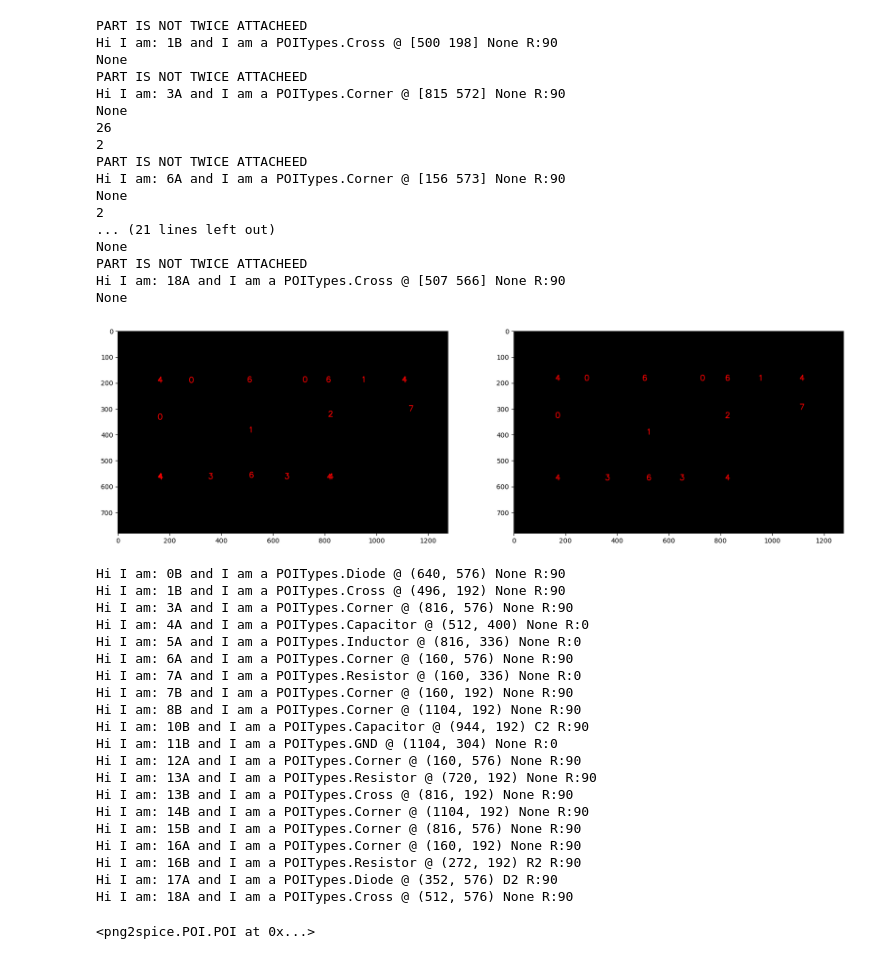
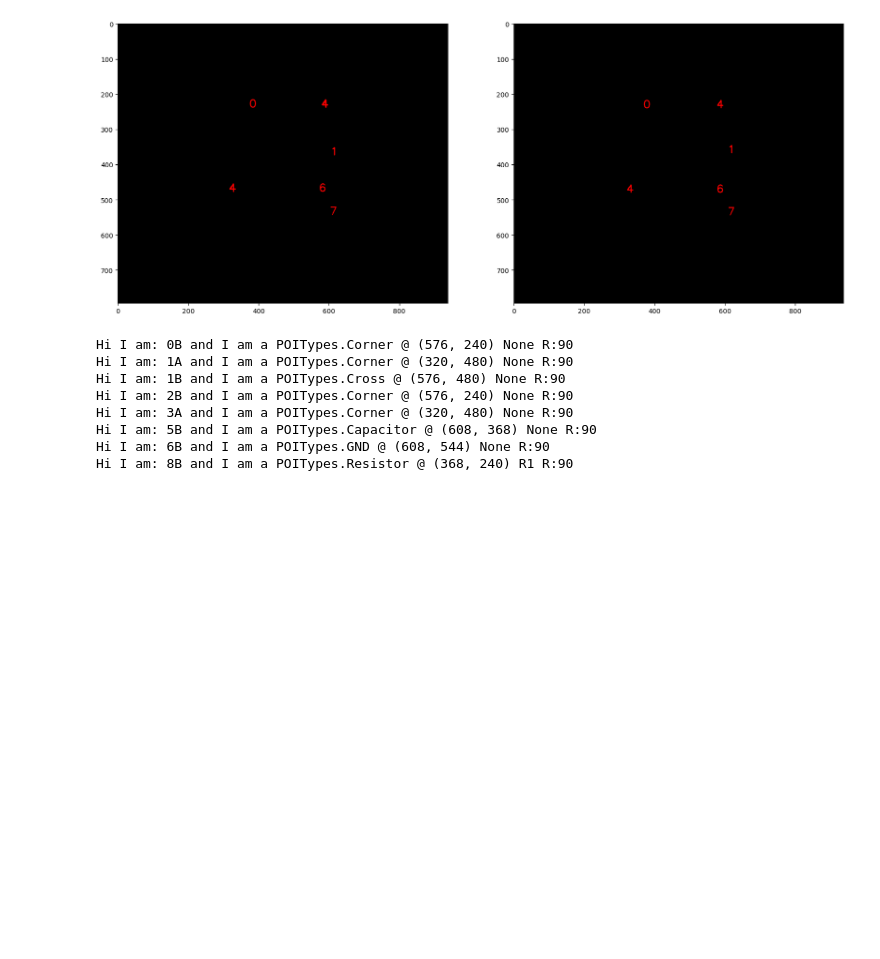
Before and after one commit to jake-is-ESD-protected/png2spice, a Jupyter notebook: PNG2Spice_rev_0_1.ipynb, the cells around one changed output. Saved outputs shown, nothing was run; the diff lists cells and outputs as text; code cells hidden in the pictures; blank space fills up the shorter version.

Commit message:
small parsing improvements and new test schematic

```diff
--- a/PNG2Spice_rev_0_1.ipynb
+++ b/PNG2Spice_rev_0_1.ipynb
@@ -18,7 +18,7 @@ from PIL import Image
 
 from png2spice import POI
 # %%
-schematicPath = './testSchematicsPNG/schematic4.JPG'
+schematicPath = './testSchematicsPNG/schematic6.JPG'
 assert os.path.exists(schematicPath)
 # %%
 subdirectory_path = "output/randomSubFolder"
@@ -179,27 +179,39 @@ for count, poi in enumerate(looseGraph):
 #print([poi.printInfo() for poi in looseGraph])
 #print(looseGraphLines)
 
-ComponentTerminalAVariance = 15
-ComponentTerminalBVariance = 110
+ComponentTerminalAVariance = 25
+ComponentTerminalBVariance = 125
 
 #LINK TERMINALS WITH A NEW ATTRIBUTE(terminalALine) TO LINES!
 for c, lG in enumerate(looseGraph):
    for count, line in enumerate(looseGraphLines):
       if(math.dist(lG.position, line[0:2]) < ComponentTerminalAVariance):
-         lG.terminalALine = line[2:4]
+         if(lG.terminalALine is None):
+            lG.terminalALine = line[2:4]
+         elif(lG.terminalBLine is None):
+            lG.terminalBLine = line[2:4]
       elif(math.dist(lG.position, line[2:4]) < ComponentTerminalAVariance):
-         lG.terminalALine = line[0:2]
+         if(lG.terminalALine is None):
+            lG.terminalALine = line[0:2]
+         elif(lG.terminalBLine is None):
+            lG.terminalBLine = line[0:2]
       elif(math.dist(lG.position, line[0:2]) < ComponentTerminalBVariance):
-         lG.terminalBLine = line[2:4]
+         if(lG.terminalBLine is None):
+            lG.terminalBLine = line[2:4]
+         elif(lG.terminalALine is None):
+            lG.terminalALine = line[2:4]
       elif((math.dist(lG.position, line[2:4]) < ComponentTerminalBVariance)):
-         lG.terminalBLine = line[0:2]
+         if(lG.terminalBLine is None):
+            lG.terminalBLine = line[0:2]
+         elif(lG.terminalALine is None):
+            lG.terminalALine = line[0:2]
 
 #LINK STUFF UP
 for c, lG in enumerate(looseGraph):
    for c2, lG2 in enumerate(looseGraph):
-      if(math.dist(lG2.position, lG.terminalALine) < ComponentTerminalAVariance):
+      if(lG.terminalALine is not None and lG.terminalA is None and (math.dist(lG2.position, lG.terminalALine) < ComponentTerminalAVariance)):
          lG.terminalA = lG2
-      elif(lG.terminalBLine is not None and (math.dist(lG2.position, lG.terminalBLine) < ComponentTerminalBVariance)):
+      elif(lG.terminalBLine is not None and lG.terminalB is None and (math.dist(lG2.position, lG.terminalBLine) < ComponentTerminalBVariance)):
          lG.terminalB = lG2
 
 #print([poi.terminalBLine for poi in looseGraph])
@@ -250,72 +262,42 @@ for count, poi in enumerate(looseGraph):
             if abs(poi.position[0] - poi2.position[0]) < margin[0]:
                poi2.position = (poi.position[0], poi2.position[1])
          elif poi.rotation == 90:
             # snap to same y-axis
             if abs(poi.position[1] - poi2.position[1]) < margin[1]:
                poi2.position = (poi2.position[0], poi.position[1])
          else:
             print("[GRID ALIGN WARN]: Rotation is higher than 90°")
       if(poi.type == POI.POITypes.Corner or poi.type == POI.POITypes.Junction):
          if abs(poi.position[0] - poi2.position[0]) < margin[0]:
             poi2.position = (poi.position[0], poi2.position[1])
          if abs(poi.position[1] - poi2.position[1]) < margin[1]:
             poi2.position = (poi2.position[0], poi.position[1])
 
 evalImage_snapped = np.zeros((schematicImage.shape+(tuple([3]))), np.uint8)
 for c, lG in enumerate(looseGraph):
    cv2.putText(evalImage_snapped,str(POI.POITypes.get_index(lG.type)), lG.position, font, fontScale,fontColor,thickness,lineType)
 
 fig, axs = plt.subplots(ncols=2, figsize=(20, 10))
 im1 = axs[0].imshow(evalImage)
 im2 = axs[1].imshow(evalImage_snapped)
 
 plt.show()
 
 [poi.printInfo() for poi in looseGraph]
 looseGraph[0].terminalA
 
 #[poi.printInfo() for poi in looseGraph]
 #looseGraph[0].terminalA
 # %% [output]
+[figure, new version]
-PART IS NOT TWICE ATTACHEED
-Hi I am: 1B and I am a POITypes.Cross @ [500 198] None R:90
-None
-PART IS NOT TWICE ATTACHEED
-Hi I am: 3A and I am a POITypes.Corner @ [815 572] None R:90
-None
-26
-2
-PART IS NOT TWICE ATTACHEED
-Hi I am: 6A and I am a POITypes.Corner @ [156 573] None R:90
-None
-2
-... (21 lines left out)
-None
-PART IS NOT TWICE ATTACHEED
-Hi I am: 18A and I am a POITypes.Cross @ [507 566] None R:90
-None
+Hi I am: 0B and I am a POITypes.Corner @ (576, 240) None R:90
+Hi I am: 1A and I am a POITypes.Corner @ (320, 480) None R:90
+Hi I am: 1B and I am a POITypes.Cross @ (576, 480) None R:90
+Hi I am: 2B and I am a POITypes.Corner @ (576, 240) None R:90
+Hi I am: 3A and I am a POITypes.Corner @ (320, 480) None R:90
+Hi I am: 5B and I am a POITypes.Capacitor @ (608, 368) None R:90
+Hi I am: 6B and I am a POITypes.GND @ (608, 544) None R:90
+Hi I am: 8B and I am a POITypes.Resistor @ (368, 240) R1 R:90
-[figure, old version]
-Hi I am: 0B and I am a POITypes.Diode @ (640, 576) None R:90
-Hi I am: 1B and I am a POITypes.Cross @ (496, 192) None R:90
-Hi I am: 3A and I am a POITypes.Corner @ (816, 576) None R:90
-Hi I am: 4A and I am a POITypes.Capacitor @ (512, 400) None R:0
-Hi I am: 5A and I am a POITypes.Inductor @ (816, 336) None R:0
-Hi I am: 6A and I am a POITypes.Corner @ (160, 576) None R:90
-Hi I am: 7A and I am a POITypes.Resistor @ (160, 336) None R:0
-Hi I am: 7B and I am a POITypes.Corner @ (160, 192) None R:90
-Hi I am: 8B and I am a POITypes.Corner @ (1104, 192) None R:90
-Hi I am: 10B and I am a POITypes.Capacitor @ (944, 192) C2 R:90
-Hi I am: 11B and I am a POITypes.GND @ (1104, 304) None R:0
-Hi I am: 12A and I am a POITypes.Corner @ (160, 576) None R:90
-Hi I am: 13A and I am a POITypes.Resistor @ (720, 192) None R:90
-Hi I am: 13B and I am a POITypes.Cross @ (816, 192) None R:90
-Hi I am: 14B and I am a POITypes.Corner @ (1104, 192) None R:90
-Hi I am: 15B and I am a POITypes.Corner @ (816, 576) None R:90
-Hi I am: 16A and I am a POITypes.Corner @ (160, 192) None R:90
-Hi I am: 16B and I am a POITypes.Resistor @ (272, 192) R2 R:90
-Hi I am: 17A and I am a POITypes.Diode @ (352, 576) D2 R:90
-Hi I am: 18A and I am a POITypes.Cross @ (512, 576) None R:90
-<png2spice.POI.POI at 0x...>
 # %%
 %load_ext autoreload
 %autoreload 2
```
Also changed, not shown: parts of 3 cells of this notebook, 2 other files.
